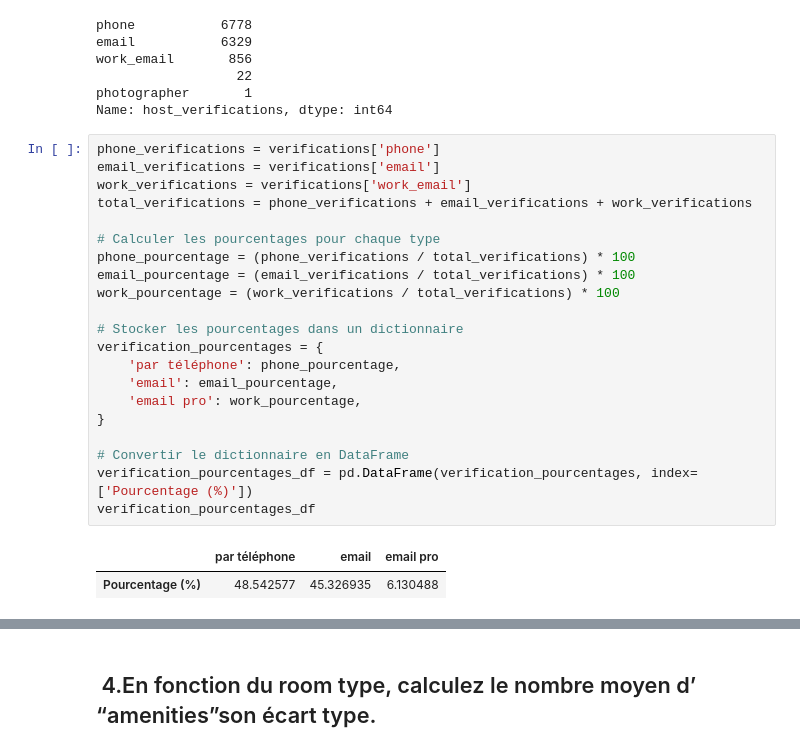
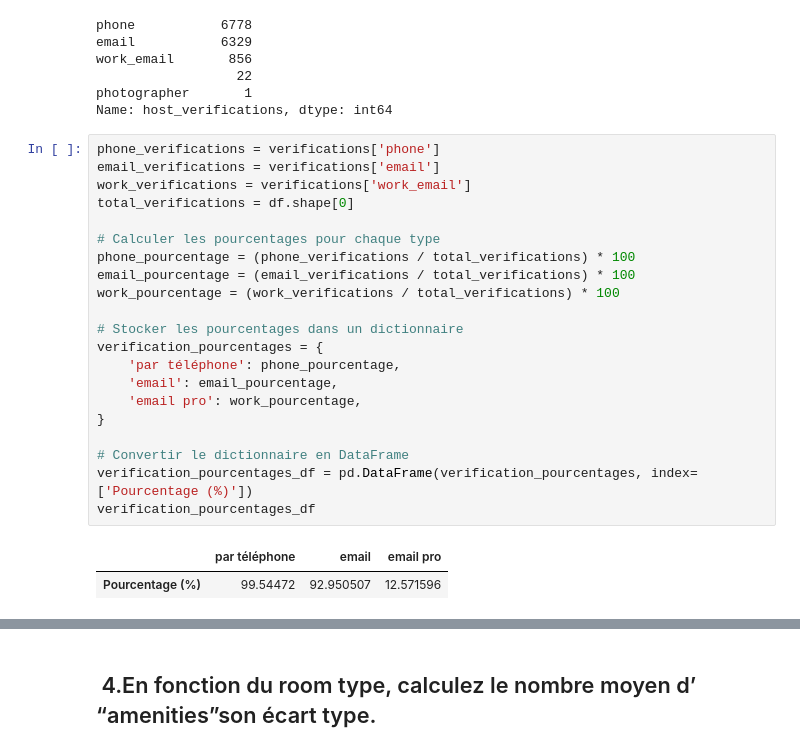
Before and after one commit to DonzerHD/Pandas-Env-Visuel, a Jupyter notebook: Pandas/TD_Pandas.ipynb, the cells around one changed output, grey strips where cells are left out. Saved outputs shown, nothing was run; the diff lists cells and outputs as text.

```diff
--- a/Pandas/TD_Pandas.ipynb
+++ b/Pandas/TD_Pandas.ipynb
@@ -116,24 +116,24 @@ Name: host_verifications, dtype: int64
 # %%
 phone_verifications = verifications['phone']
 email_verifications = verifications['email']
 work_verifications = verifications['work_email']
-total_verifications = phone_verifications + email_verifications + work_verifications
+total_verifications = df.shape[0]
 
 # Calculer les pourcentages pour chaque type
 phone_pourcentage = (phone_verifications / total_verifications) * 100
 email_pourcentage = (email_verifications / total_verifications) * 100
 work_pourcentage = (work_verifications / total_verifications) * 100
 
 # Stocker les pourcentages dans un dictionnaire
 verification_pourcentages = {
     'par téléphone': phone_pourcentage,
     'email': email_pourcentage,
     'email pro': work_pourcentage,
 }
 
 # Convertir le dictionnaire en DataFrame
 verification_pourcentages_df = pd.DataFrame(verification_pourcentages, index=['Pourcentage (%)'])
 verification_pourcentages_df
 # %% [output]
 |  | par téléphone | email | email pro |
-| Pourcentage (%) | 48.542577 | 45.326935 | 6.130488 |
+| Pourcentage (%) | 99.54472 | 92.950507 | 12.571596 |
```
Also changed, not shown: parts of 4 cells of this notebook.
